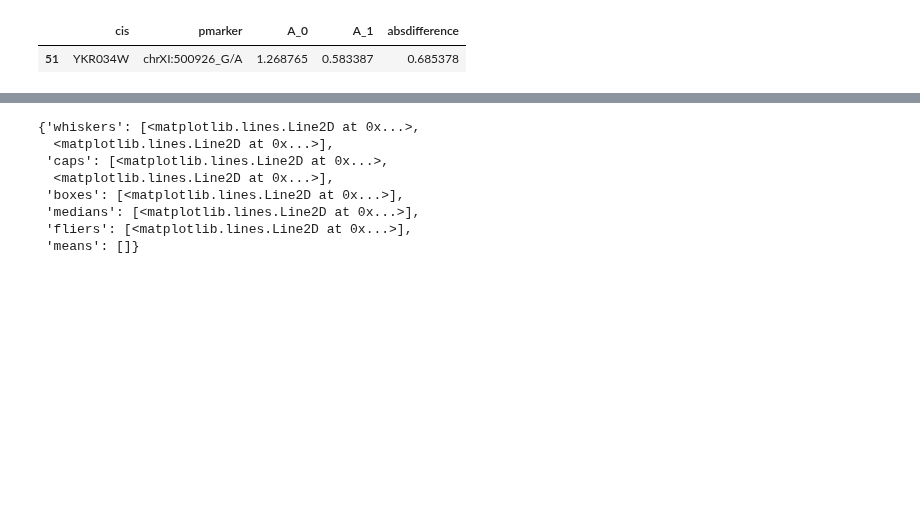
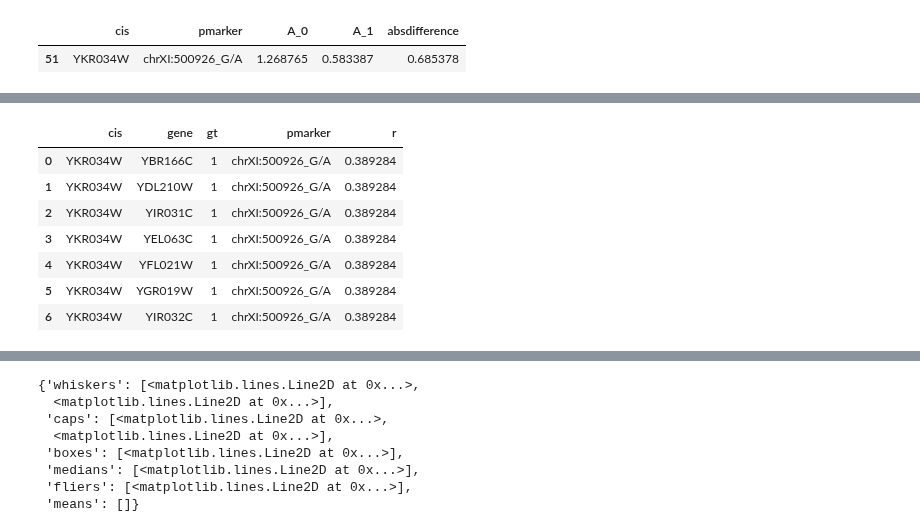
Before and after one commit to BIRDSgroup/NLCD, a Jupyter notebook: scripts/full_procedure.ipynb, the cells around one changed output, grey strips where cells are left out. Saved outputs shown, nothing was run; the diff lists cells and outputs as text; code cells hidden in the pictures; blank space fills up the shorter version.

```diff
--- a/scripts/full_procedure.ipynb
+++ b/scripts/full_procedure.ipynb
@@ -535,0 +557,11 @@ sum(yeast_outlier['gt']==0)
+# %%
+yeast_outlier_causal
+# %% [output]
+|  | cis | gene | gt | pmarker | r |
+| 0 | YKR034W | YBR166C | 1 | chrXI:500926_G/A | 0.389284 |
+| 1 | YKR034W | YDL210W | 1 | chrXI:500926_G/A | 0.389284 |
+| 2 | YKR034W | YIR031C | 1 | chrXI:500926_G/A | 0.389284 |
+| 3 | YKR034W | YEL063C | 1 | chrXI:500926_G/A | 0.389284 |
+| 4 | YKR034W | YFL021W | 1 | chrXI:500926_G/A | 0.389284 |
+| 5 | YKR034W | YGR019W | 1 | chrXI:500926_G/A | 0.389284 |
+| 6 | YKR034W | YIR032C | 1 | chrXI:500926_G/A | 0.389284 |
```
Also changed, not shown: parts of 8 cells of this notebook.
